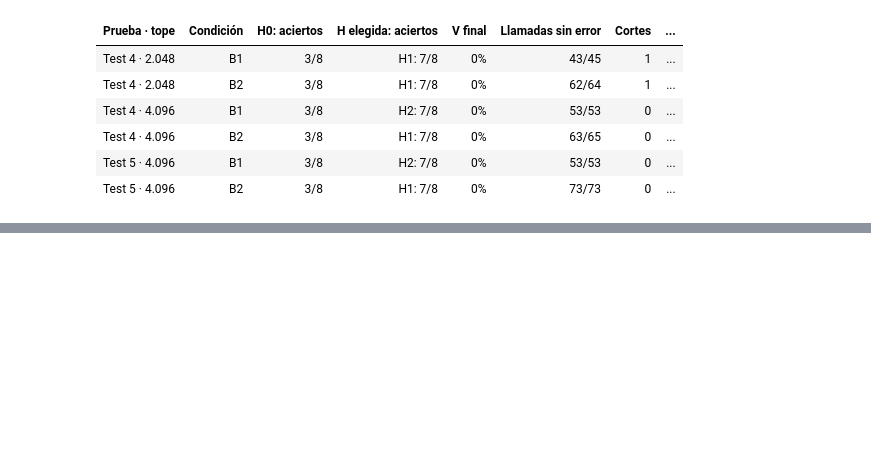
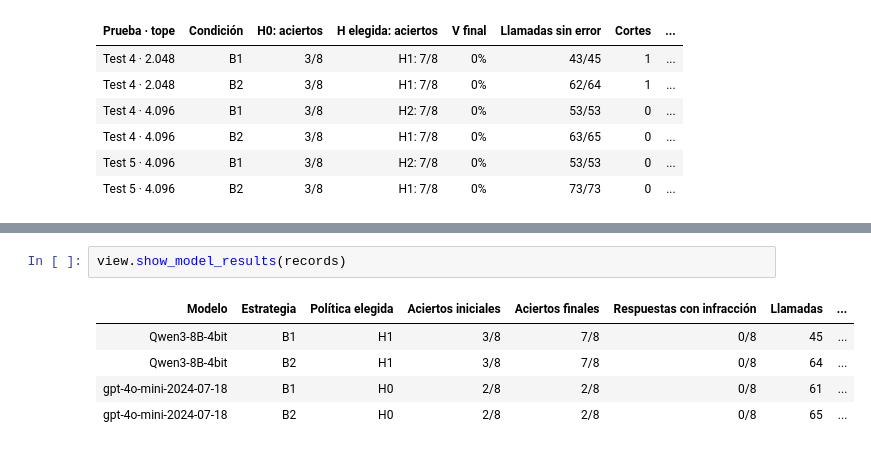
Before and after one commit to jairzinhosantos/thinking-harness, a Jupyter notebook: research/cases/case-0003-debt-negotiation/notebooks/study-overview.ipynb, the cells around one changed output, grey strips where cells are left out. Saved outputs shown, nothing was run; the diff lists cells and outputs as text; blank space fills up the shorter version.

```diff
--- a/research/cases/case-0003-debt-negotiation/notebooks/study-overview.ipynb
+++ b/research/cases/case-0003-debt-negotiation/notebooks/study-overview.ipynb
@@ -393,0 +425,8 @@ para estudiar estabilidad y generalización.
+# %%
+view.show_model_results(records)
+# %% [output]
+| Modelo | Estrategia | Política elegida | Aciertos iniciales | Aciertos finales | Respuestas con infracción | Llamadas | ... |
+| Qwen3-8B-4bit | B1 | H1 | 3/8 | 7/8 | 0/8 | 45 | ... |
+| Qwen3-8B-4bit | B2 | H1 | 3/8 | 7/8 | 0/8 | 64 | ... |
+| gpt-4o-mini-2024-07-18 | B1 | H0 | 2/8 | 2/8 | 0/8 | 61 | ... |
+| gpt-4o-mini-2024-07-18 | B2 | H0 | 2/8 | 2/8 | 0/8 | 65 | ... |
```
Also changed, not shown: parts of 6 cells of this notebook, 15 other files.
